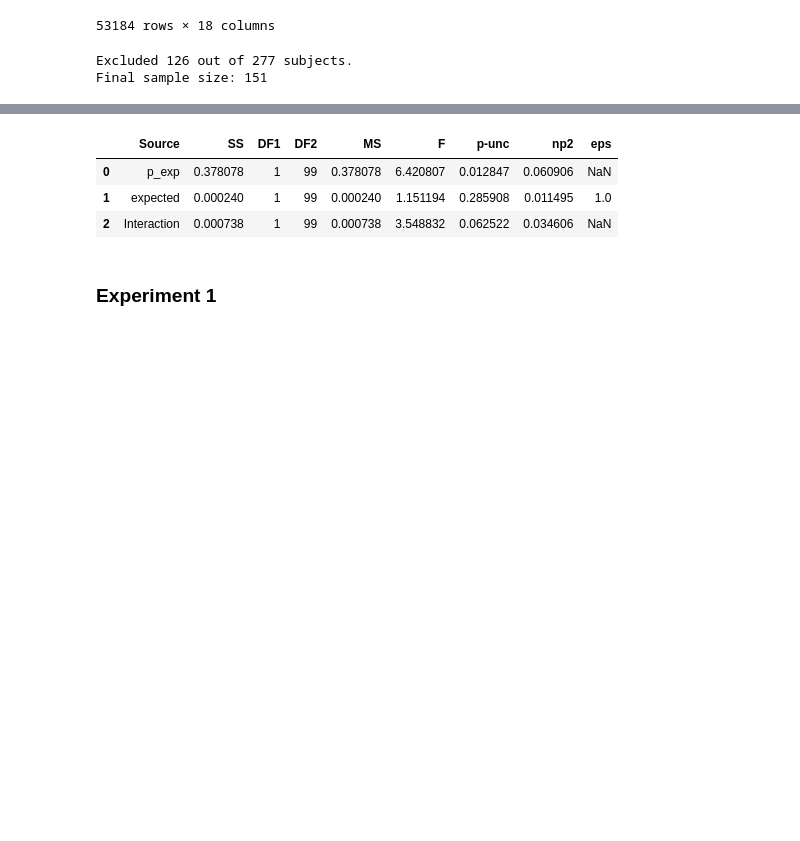
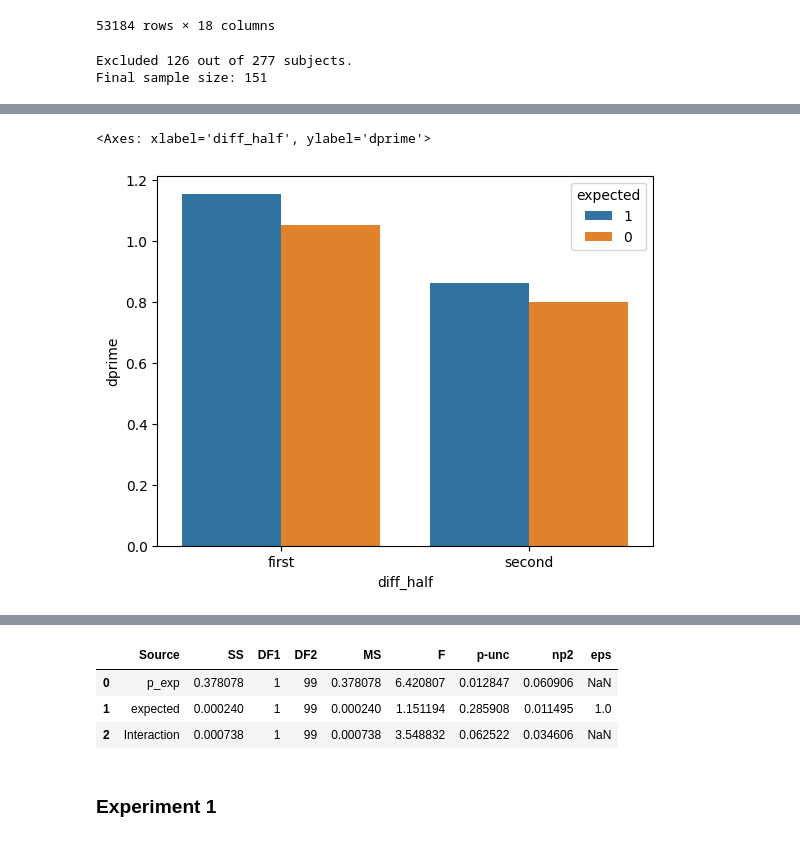
Before and after one commit to GAldegheri/scenecontext-zoom, a Jupyter notebook: analysis/ReadData.ipynb, the cells around one changed output, grey strips where cells are left out. Saved outputs shown, nothing was run; the diff lists cells and outputs as text; code cells hidden in the pictures; blank space fills up the shorter version.

```diff
--- a/analysis/ReadData.ipynb
+++ b/analysis/ReadData.ipynb
@@ -55,0 +112,5 @@ allmeans = allsubjdata.groupby(['subject', 'expected', 'p_exp']).mean().reset_in
+# %%
+sns.barplot(data=allmeans_byintensity[allmeans_byintensity['p_exp']==0.5], x='diff_half', y='dprime', hue='expected', hue_order=[1, 0])
+# %% [output]
+<Axes: xlabel='diff_half', ylabel='dprime'>
+[figure, added]
```
Also changed, not shown: parts of 71 cells of this notebook, 5 other files.
